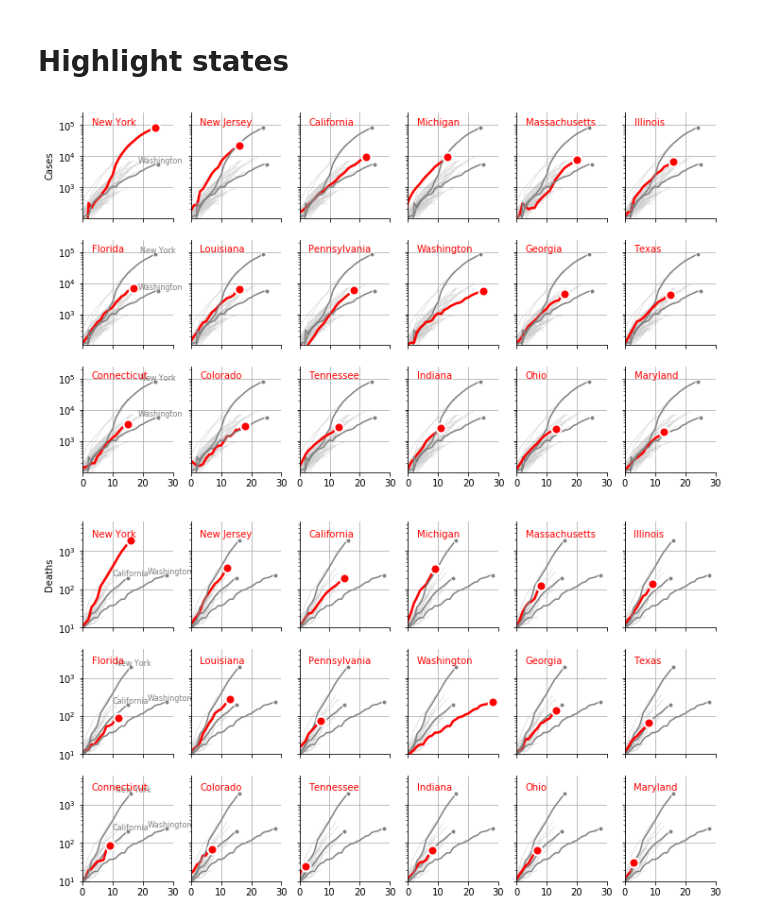
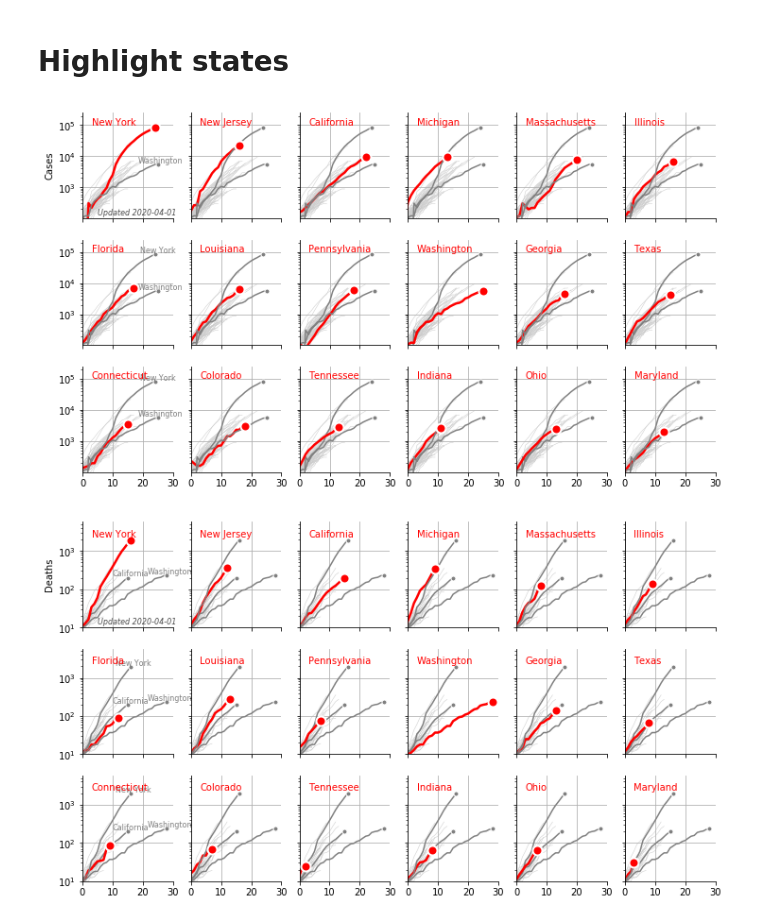
Before and after one commit to tlmohren/Covid19_analysis, a Jupyter notebook: JHUdata_states_log.ipynb, the cells around one changed output. Drawn from its saved outputs; the diff is of its cells as text; code cells hidden in the pictures.

```diff
--- a/JHUdata_states_log.ipynb
+++ b/JHUdata_states_log.ipynb
@@ -540,34 +540,36 @@ for i, (ax_1, goal_state) in enumerate( zip(ax.reshape(-1), sorted_names[:(dy*dx
             if (state in notable_states) &( state not in goal_state):
                 bool_state = df_state['State'] == state
                 df_pl = df_state[bool_state]
 
                 y = df_pl['Confirmed'].iloc[-1]*1.1
                 x = df_pl['Delta C'].iloc[-1] + 1
                 ax_1.annotate( state ,[x,y], color=emph_col, fontsize = 8, ha='center')
     else:
         ax_1.axes.get_yaxis().set_ticklabels([])
     if i< (dy-1)*dx:
         ax_1.axes.get_xaxis().set_ticklabels([])
 
 
     ax_1.axes.get_yaxis().set_ticks([1e3,1e4,1e5])
     ax_1.spines['top'].set_visible(False)
     ax_1.spines['right'].set_visible(False)
 
 ax[0,0].set_ylabel('Cases')
 
+ax[0,0].annotate('Updated '+str( df_state['Date'].iloc[-1]),
+            [5,130], color=[.3,.3,.3], style='italic',fontsize=8)
 
 # # # # # save fig  -----------------------------------------------------------------------
 fig_name= 'covid_state_casesHighlightLog'
 save_fig = True
 if save_fig:
     plt.savefig('./figs/' + fig_name + '.png',
             format='png', dpi=300,
             transparent=  True,
             bbox_inches = 'tight', pad_inches = 0,
             )
 # %% [output]
-[figure, old version]
+[figure, new version]
 # %%
 dot_col = np.ones((3))*0.8
 emph_col = [0.5,0.5,0.5]
@@ -644,6 +646,8 @@ for i, (ax_1, goal_state) in enumerate( zip(ax.reshape(-1), sorted_names[:(dy*dx
     ax_1.spines['right'].set_visible(False)
 ax[0,0].set_ylabel('Deaths')
 
+ax[0,0].annotate('Updated '+str( df_state['Date'].iloc[-1]),
+            [5,12], color=[.3,.3,.3], style='italic',fontsize=8)
 
 # # # # # save fig  -----------------------------------------------------------------------
 fig_name= 'covid_state_deathsHighlightLog'
@@ -655,6 +659,6 @@ if save_fig:
             bbox_inches = 'tight', pad_inches = 0,
             )
 # %% [output]
-[figure, old version]
+[figure, new version]
 # %%
 df_state['Deaths'].max()
```
Also changed, not shown: parts of 1 cell of this notebook, 14 other files.
